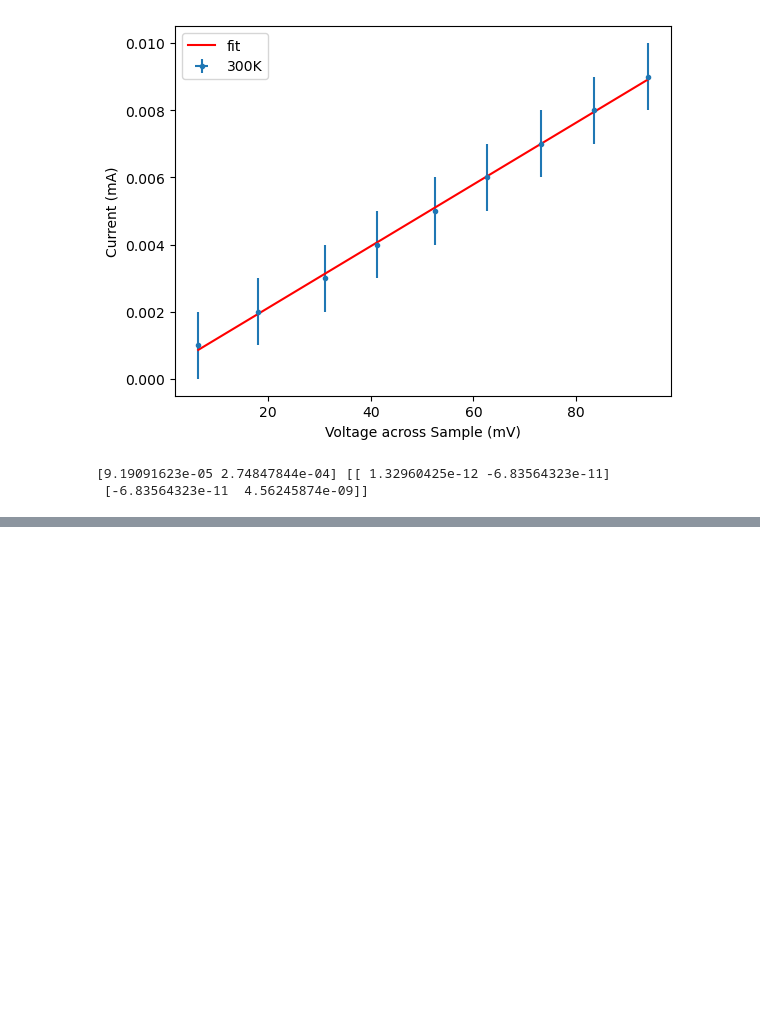
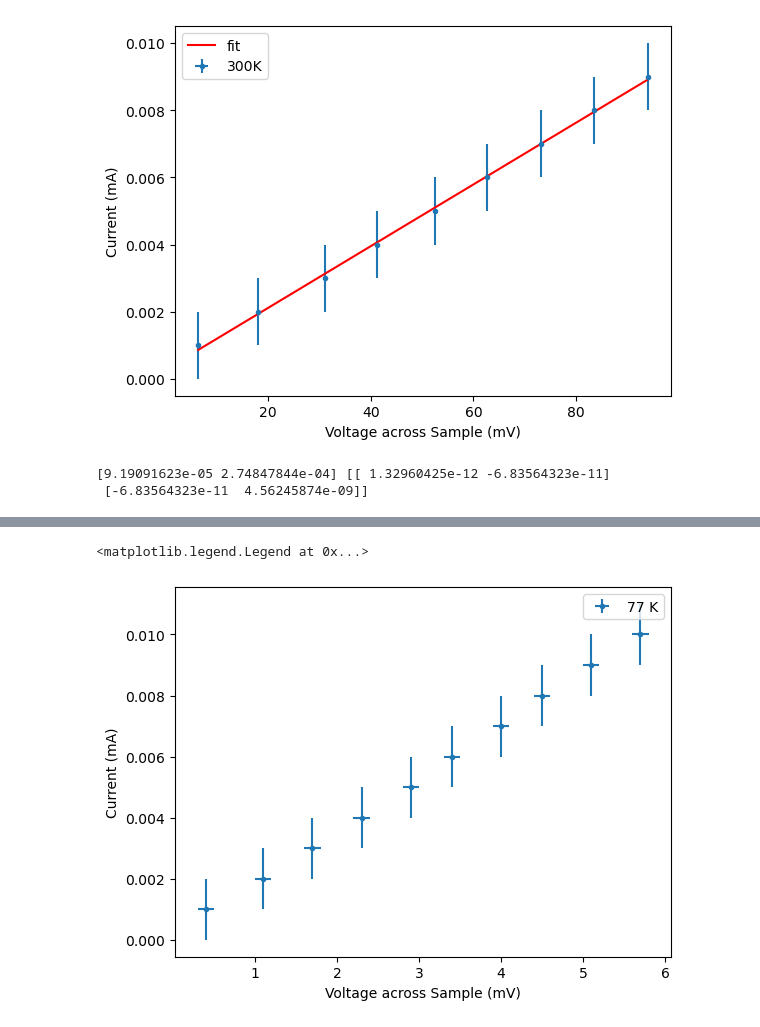
Before and after one commit to SoumendraRoy/Grad_Lab_SBU, a Jupyter notebook: Hall_effect/notebook.ipynb, the cells around one changed output, grey strips where cells are left out. Saved outputs shown, nothing was run; the diff lists cells and outputs as text; code cells hidden in the pictures; blank space fills up the shorter version.

```diff
--- a/Hall_effect/notebook.ipynb
+++ b/Hall_effect/notebook.ipynb
@@ -74,0 +113,13 @@ print(popt1, pcov1)
+# %%
+I1, VR1 = np.loadtxt('vr_I_77.txt', skiprows=2, usecols=[0,1], unpack=True)
+
+VR_err1 = 0.1
+I_err1 = 0.001
+
+plt.errorbar(VR1, I1, xerr=VR_err1, yerr=I_err1, fmt='.', label='77 K')
+plt.xlabel('Voltage across Sample (mV)')
+plt.ylabel('Current (mA)')
+plt.legend()
+# %% [output]
+<matplotlib.legend.Legend at 0x...>
+[figure, added]
```
Also changed, not shown: parts of 7 cells of this notebook, 3 other files.
